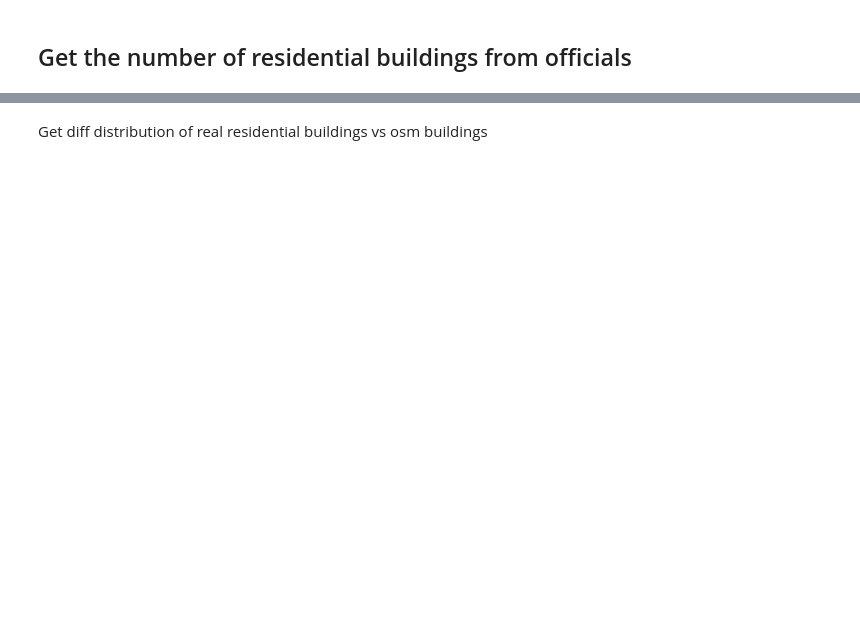
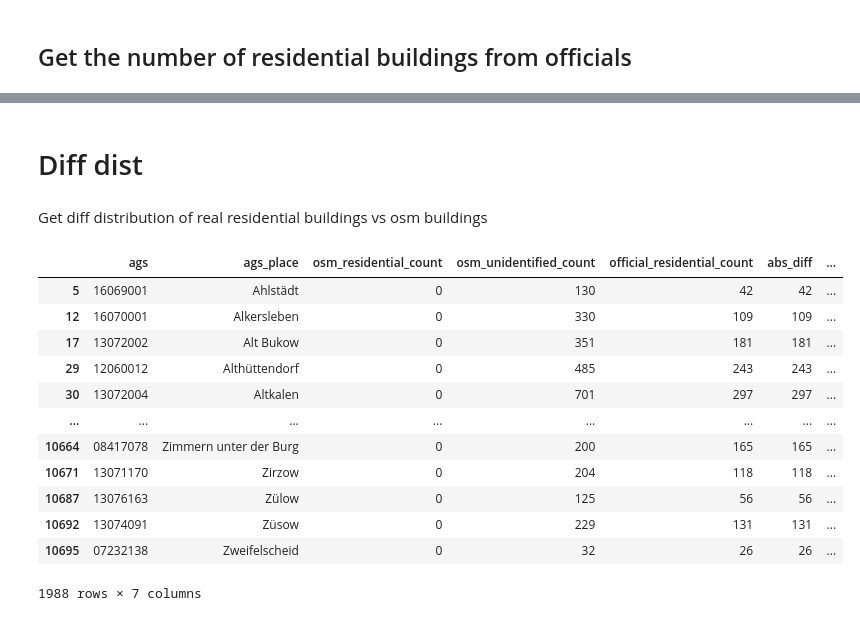
Before and after one commit to o0oBluePhoenixo0o/CheapAtlas, a Jupyter notebook: notebooks/0_EDA.ipynb, the cells around one changed output, grey strips where cells are left out. Drawn from its saved outputs; the diff is of its cells as text; code cells hidden in the pictures; blank space fills up the shorter version.

```diff
--- a/notebooks/0_EDA.ipynb
+++ b/notebooks/0_EDA.ipynb
@@ -200,3 +219,5 @@ get_diff_residential_count(ags_living, df, boundary_id)
+# %% [markdown]
+# Diff dist
 # %% [markdown]
 Get diff distribution of real residential buildings vs osm buildings
 # %%
@@ -203,0 +230,16 @@ residential_diff_path = '../data/08_reporting/residential_diff.csv'
+# %%
+res_diff[res_diff.pct_diff == 100]
+# %% [output]
+|  | ags | ags_place | osm_residential_count | osm_unidentified_count | official_residential_count | abs_diff | ... |
+| 5 | 16069001 | Ahlstädt | 0 | 130 | 42 | 42 | ... |
+| 12 | 16070001 | Alkersleben | 0 | 330 | 109 | 109 | ... |
+| 17 | 13072002 | Alt Bukow | 0 | 351 | 181 | 181 | ... |
+| 29 | 12060012 | Althüttendorf | 0 | 485 | 243 | 243 | ... |
+| 30 | 13072004 | Altkalen | 0 | 701 | 297 | 297 | ... |
+| ... | ... | ... | ... | ... | ... | ... | ... |
+| 10664 | 08417078 | Zimmern unter der Burg | 0 | 200 | 165 | 165 | ... |
+| 10671 | 13071170 | Zirzow | 0 | 204 | 118 | 118 | ... |
+| 10687 | 13076163 | Zülow | 0 | 125 | 56 | 56 | ... |
+| 10692 | 13074091 | Züsow | 0 | 229 | 131 | 131 | ... |
+| 10695 | 07232138 | Zweifelscheid | 0 | 32 | 26 | 26 | ... |
+1988 rows × 7 columns
```
Also changed, not shown: parts of 29 cells of this notebook, 9 other files.
